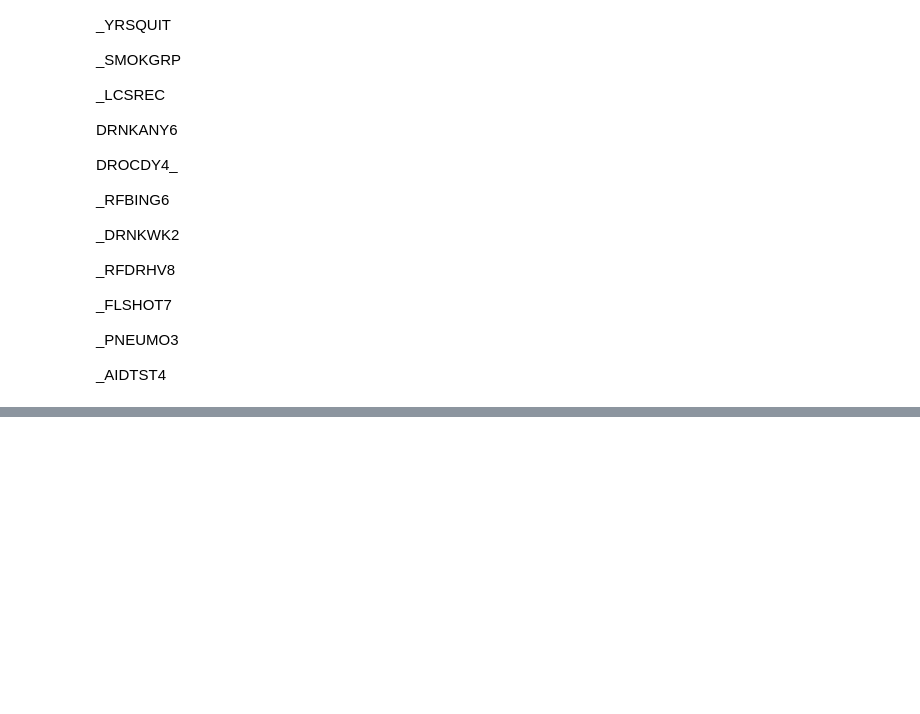
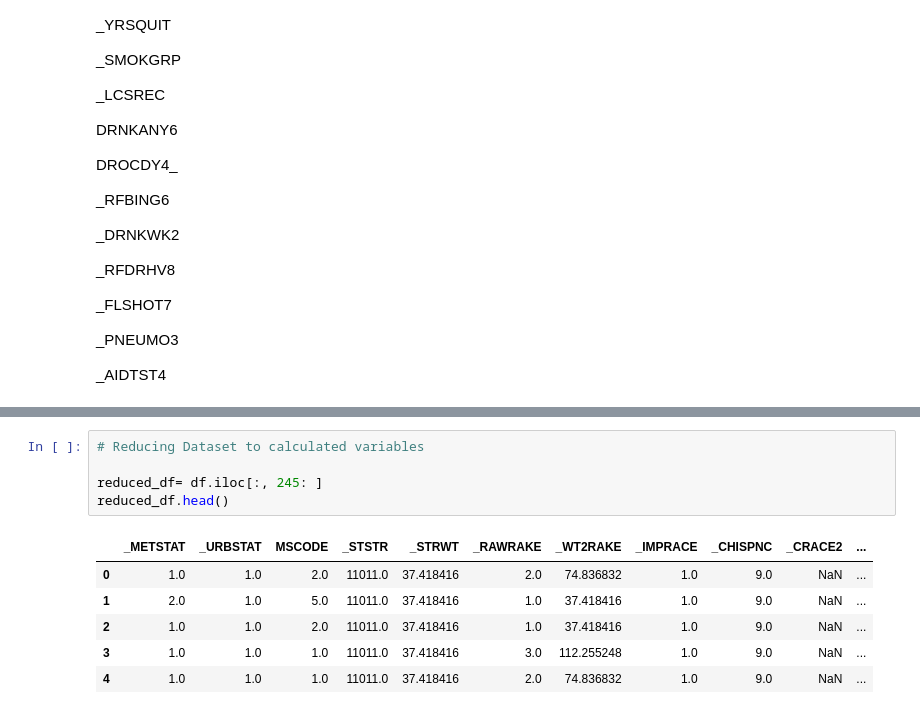
Before and after one commit to ldwilker10/predicting_obesity, a Jupyter notebook: draft_brfss2022.ipynb, the cells around one changed output, grey strips where cells are left out. Cells and saved outputs as stored; diff of their text form; blank space fills up the shorter version.

Commit message:
reduced df by keeping on calculated variables

```diff
--- a/draft_brfss2022.ipynb
+++ b/draft_brfss2022.ipynb
@@ -1098,0 +1648,12 @@ df_without_na.head()
+# %%
+# Reducing Dataset to calculated variables
+
+reduced_df= df.iloc[:, 245: ]
+reduced_df.head()
+# %% [output]
+|  | _METSTAT | _URBSTAT | MSCODE | _STSTR | _STRWT | _RAWRAKE | _WT2RAKE | _IMPRACE | _CHISPNC | _CRACE2 | ... |
+| 0 | 1.0 | 1.0 | 2.0 | 11011.0 | 37.418416 | 2.0 | 74.836832 | 1.0 | 9.0 | NaN | ... |
+| 1 | 2.0 | 1.0 | 5.0 | 11011.0 | 37.418416 | 1.0 | 37.418416 | 1.0 | 9.0 | NaN | ... |
+| 2 | 1.0 | 1.0 | 2.0 | 11011.0 | 37.418416 | 1.0 | 37.418416 | 1.0 | 9.0 | NaN | ... |
+| 3 | 1.0 | 1.0 | 1.0 | 11011.0 | 37.418416 | 3.0 | 112.255248 | 1.0 | 9.0 | NaN | ... |
+| 4 | 1.0 | 1.0 | 1.0 | 11011.0 | 37.418416 | 2.0 | 74.836832 | 1.0 | 9.0 | NaN | ... |
```
Also changed, not shown: parts of 15 cells of this notebook.
